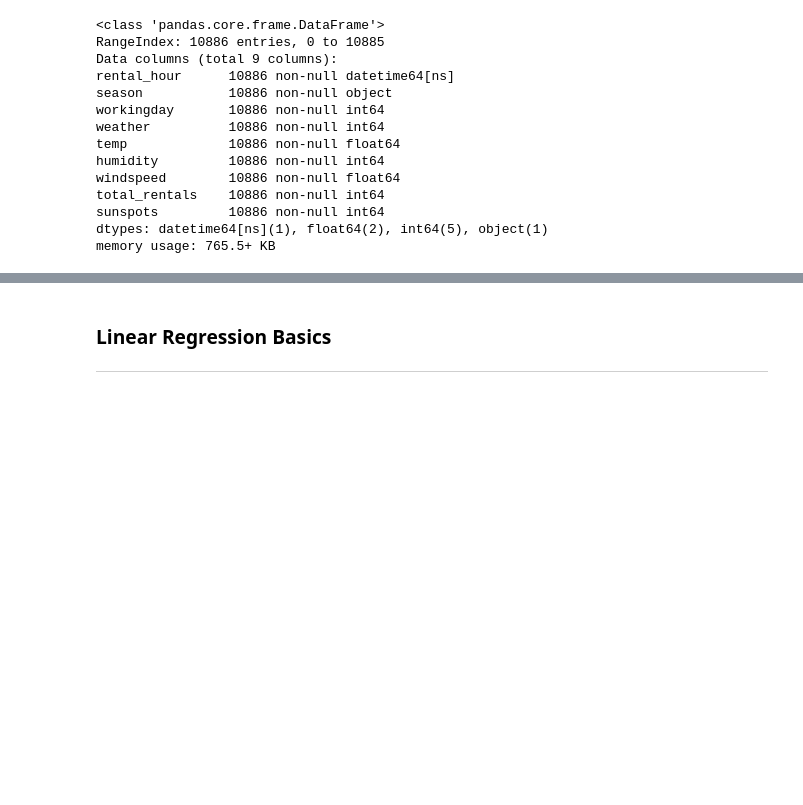
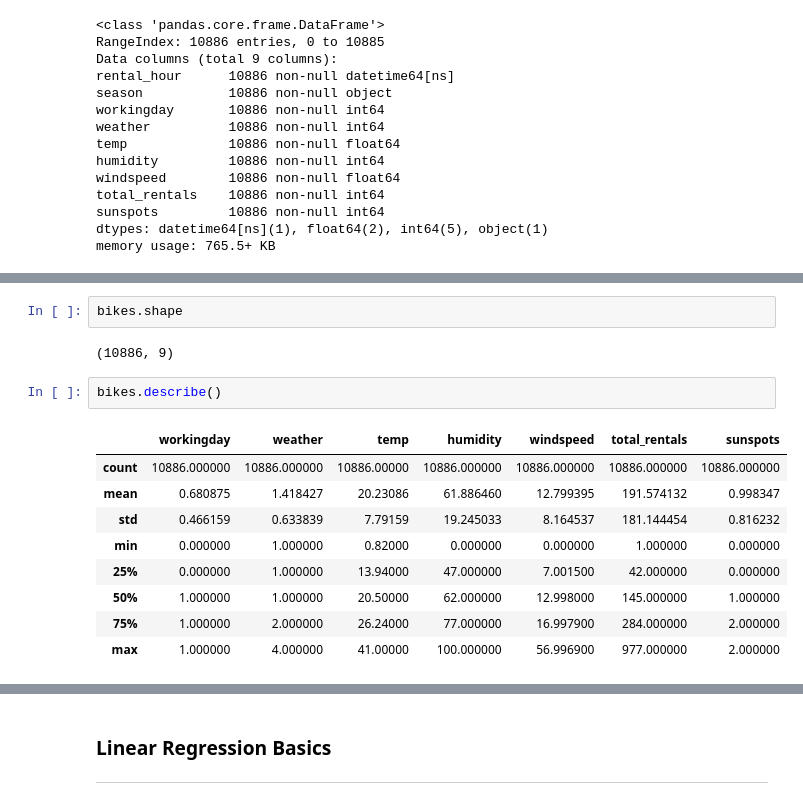
Before and after one commit to IrenaNiu/cpsc5610-fq19, a Jupyter notebook: RegressionClass/13_linear_regression.ipynb, the cells around one changed output, grey strips where cells are left out. Drawn from its saved outputs; the diff is of its cells as text; blank space fills up the shorter version.

```diff
--- a/RegressionClass/13_linear_regression.ipynb
+++ b/RegressionClass/13_linear_regression.ipynb
@@ -67,3 +67,19 @@ bikes.head(5)
 | 2 | 2011-01-01 02:00:00 | winter | 0 | 1 | 9.02 | 80 | 0.0 | 32 | 1 |
 | 3 | 2011-01-01 03:00:00 | winter | 0 | 1 | 9.84 | 75 | 0.0 | 13 | 0 |
 | 4 | 2011-01-01 04:00:00 | winter | 0 | 1 | 9.84 | 75 | 0.0 | 1 | 1 |
+# %%
+bikes.shape
+# %% [output]
+(10886, 9)
+# %%
+bikes.describe()
+# %% [output]
+|  | workingday | weather | temp | humidity | windspeed | total_rentals | sunspots |
+| count | 10886.000000 | 10886.000000 | 10886.00000 | 10886.000000 | 10886.000000 | 10886.000000 | 10886.000000 |
+| mean | 0.680875 | 1.418427 | 20.23086 | 61.886460 | 12.799395 | 191.574132 | 0.998347 |
+| std | 0.466159 | 0.633839 | 7.79159 | 19.245033 | 8.164537 | 181.144454 | 0.816232 |
+| min | 0.000000 | 1.000000 | 0.82000 | 0.000000 | 0.000000 | 1.000000 | 0.000000 |
+| 25% | 0.000000 | 1.000000 | 13.94000 | 47.000000 | 7.001500 | 42.000000 | 0.000000 |
+| 50% | 1.000000 | 1.000000 | 20.50000 | 62.000000 | 12.998000 | 145.000000 | 1.000000 |
+| 75% | 1.000000 | 2.000000 | 26.24000 | 77.000000 | 16.997900 | 284.000000 | 2.000000 |
+| max | 1.000000 | 4.000000 | 41.00000 | 100.000000 | 56.996900 | 977.000000 | 2.000000 |
```
Also changed, not shown: parts of 20 cells of this notebook.
